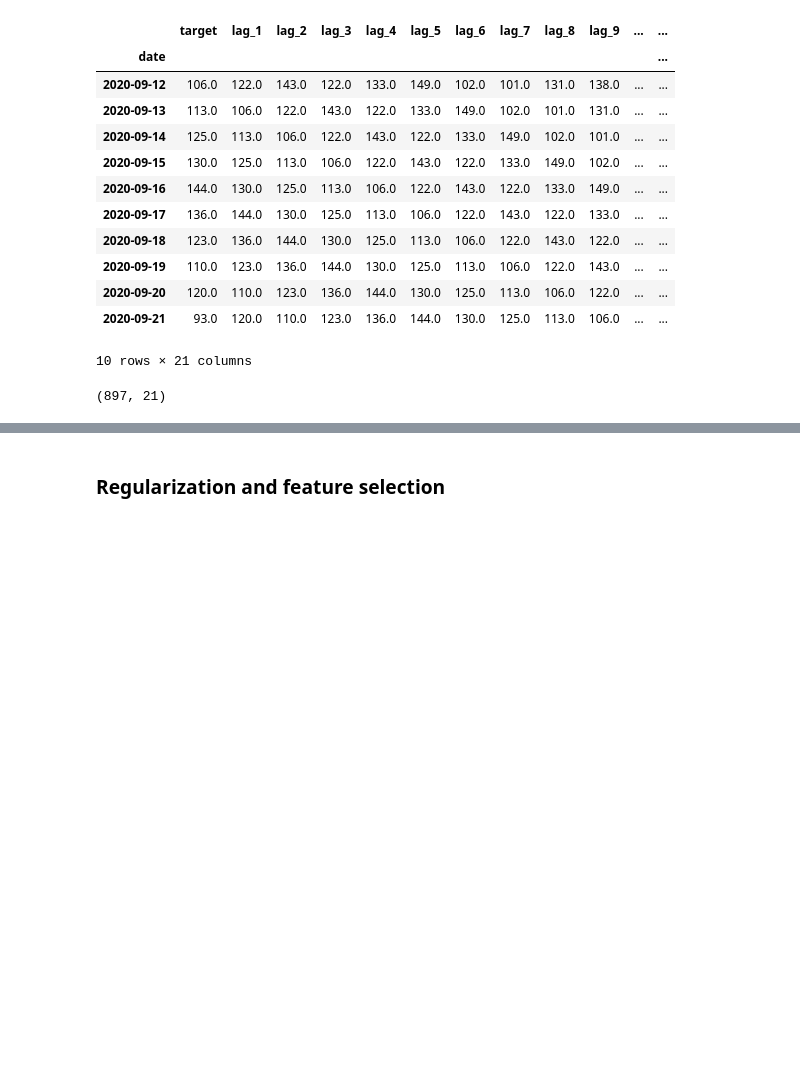
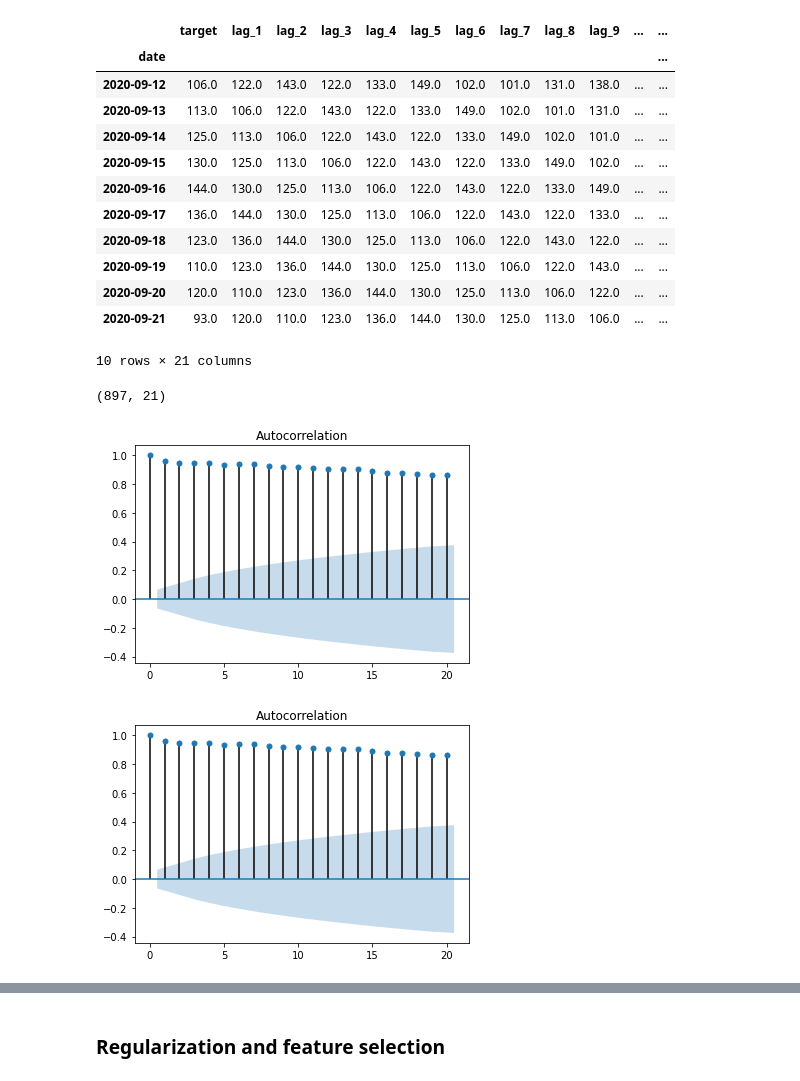
Before and after one commit to mrStasSmirnoff/Data_Science_Projects, a Jupyter notebook: Restaurant_Meals_Prediction/v5-feature-enginnering-window-statistics.ipynb, the cells around one changed output, grey strips where cells are left out. Drawn from its saved outputs; the diff is of its cells as text; code cells hidden in the pictures; blank space fills up the shorter version.

```diff
--- a/Restaurant_Meals_Prediction/v5-feature-enginnering-window-statistics.ipynb
+++ b/Restaurant_Meals_Prediction/v5-feature-enginnering-window-statistics.ipynb
@@ -89,3 +89,10 @@ time_data.tail(10)
 time_data.shape
 # %% [output]
 (897, 21)
+# %%
+from statsmodels.graphics.tsaplots import plot_acf, plot_pacf
+
+plot_acf(time_data['target'], lags=20)
+# %% [output]
+[figure, added]
+[figure, added]
```
Also changed, not shown: parts of 8 cells of this notebook, 5 other files.
